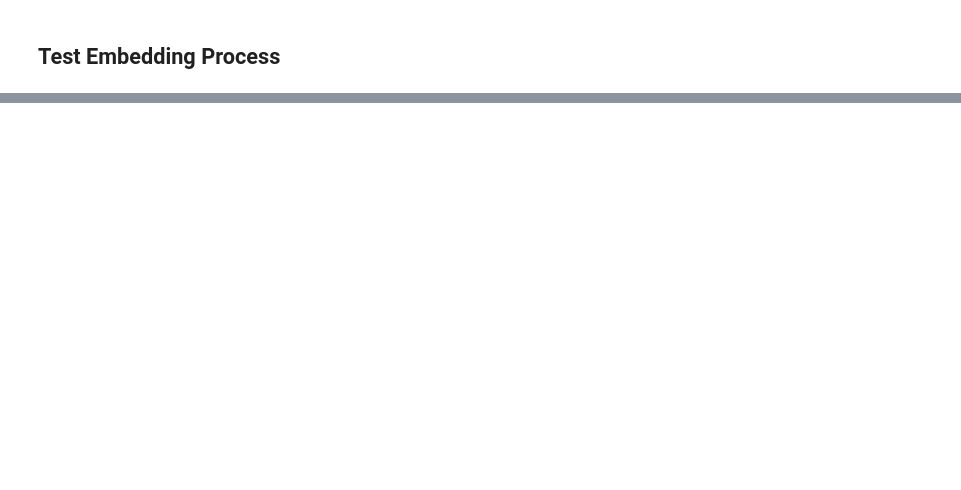
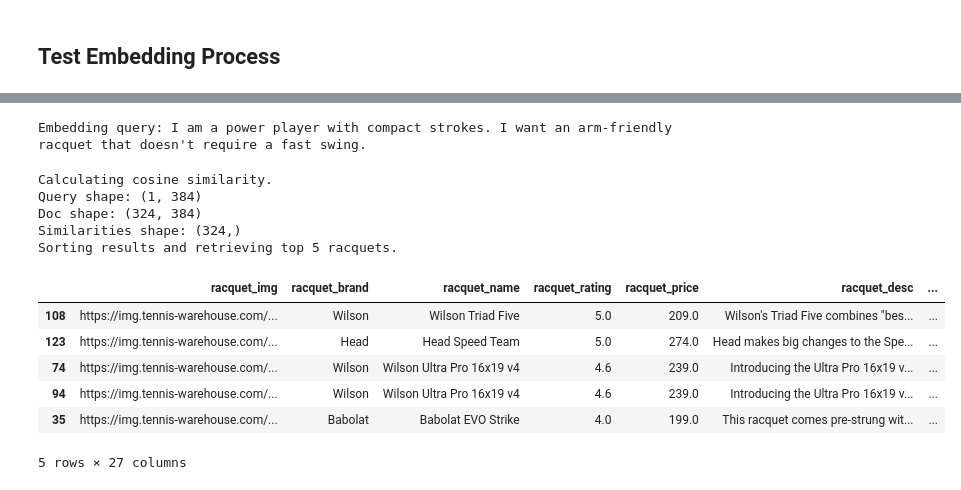
Before and after one commit to r0hankrishnan/racket-semantic-search, a Jupyter notebook: notebooks/06-rk-racquet-preprocessing.ipynb, the cells around one changed output, grey strips where cells are left out. Cells and saved outputs as stored; diff of their text form; code cells hidden in the pictures; blank space fills up the shorter version.

Commit message:
Update 06-rk-racquet-preprocessing.ipynb
Preliminary basic semantic search

```diff
--- a/notebooks/06-rk-racquet-preprocessing.ipynb
+++ b/notebooks/06-rk-racquet-preprocessing.ipynb
@@ -98,0 +168,13 @@ print(similarities) # First three should be more similar to each other than the
+# %%
+# Define embedding model, create embedding function
+model = SentenceTransformer("all-MiniLM-L6-v2")
+def embed_column(df:pd.DataFrame, column:str, model:SentenceTransformer = model) -> list[list[float]]:
+
+    # Make sure to convert to str to handle NA values
+    texts = df[column].astype(str).tolist()
+
+    embeddings = model.encode(texts, show_progress_bar = True)
+
+    return embeddings.tolist()
+# %%
+df["embedded_text"] = embed_column(df, "combined_text")
@@ -98,0 +197,44 @@ print(similarities) # First three should be more similar to each other than the
+# %%
+import numpy as np
+from sklearn.metrics.pairwise import cosine_similarity
+
+def get_top_k_matches(df:pd.DataFrame, query:str, embedding_column:str, model:SentenceTransformer = model, k:int = 5) -> pd.DataFrame:
+    print(f"Embedding query: {query}")
+    query_embedding = model.encode([query], show_progress_bar = True)
+
+    print(f"Calculating cosine similarity.")
+    racquet_embeddings = np.array(df[embedding_column].tolist())
+    similarities = cosine_similarity(query_embedding, racquet_embeddings)[0]
+
+    print("Query shape:", query_embedding.shape)
+    print("Doc shape:", racquet_embeddings.shape)
+    print("Similarities shape:", similarities.shape)
+
+    print(f"Sorting results and retrieving top {k} racquets.")
+    top_k_indices = similarities.argsort()[::-1][:k]
+    top_k_indices = np.array(top_k_indices).flatten()
+
+    results = df.iloc[top_k_indices].copy()
+    results["similarity"] = similarities[top_k_indices]
+
+    return results
+# %%
+query = "I am a power player with compact strokes. I want an arm-friendly racquet that doesn't require a fast swing."
+
+res = get_top_k_matches(df, query, embedding_column = "embedded_text")
+
+res #Did not perform well
+# %% [output]
+Embedding query: I am a power player with compact strokes. I want an arm-friendly racquet that doesn't require a fast swing.
+Calculating cosine similarity.
+Query shape: (1, 384)
+Doc shape: (324, 384)
+Similarities shape: (324,)
+Sorting results and retrieving top 5 racquets.
+|  | racquet_img | racquet_brand | racquet_name | racquet_rating | racquet_price | racquet_desc | ... |
+| 108 | https://img.tennis-warehouse.com/... | Wilson | Wilson Triad Five | 5.0 | 209.0 | Wilson's Triad Five combines "bes... | ... |
+| 123 | https://img.tennis-warehouse.com/... | Head | Head Speed Team | 5.0 | 274.0 | Head makes big changes to the Spe... | ... |
+| 74 | https://img.tennis-warehouse.com/... | Wilson | Wilson Ultra Pro 16x19 v4 | 4.6 | 239.0 | Introducing the Ultra Pro 16x19 v... | ... |
+| 94 | https://img.tennis-warehouse.com/... | Wilson | Wilson Ultra Pro 16x19 v4 | 4.6 | 239.0 | Introducing the Ultra Pro 16x19 v... | ... |
+| 35 | https://img.tennis-warehouse.com/... | Babolat | Babolat EVO Strike | 4.0 | 199.0 | This racquet comes pre-strung wit... | ... |
+5 rows × 27 columns
```
Also changed, not shown: parts of 10 cells of this notebook.
